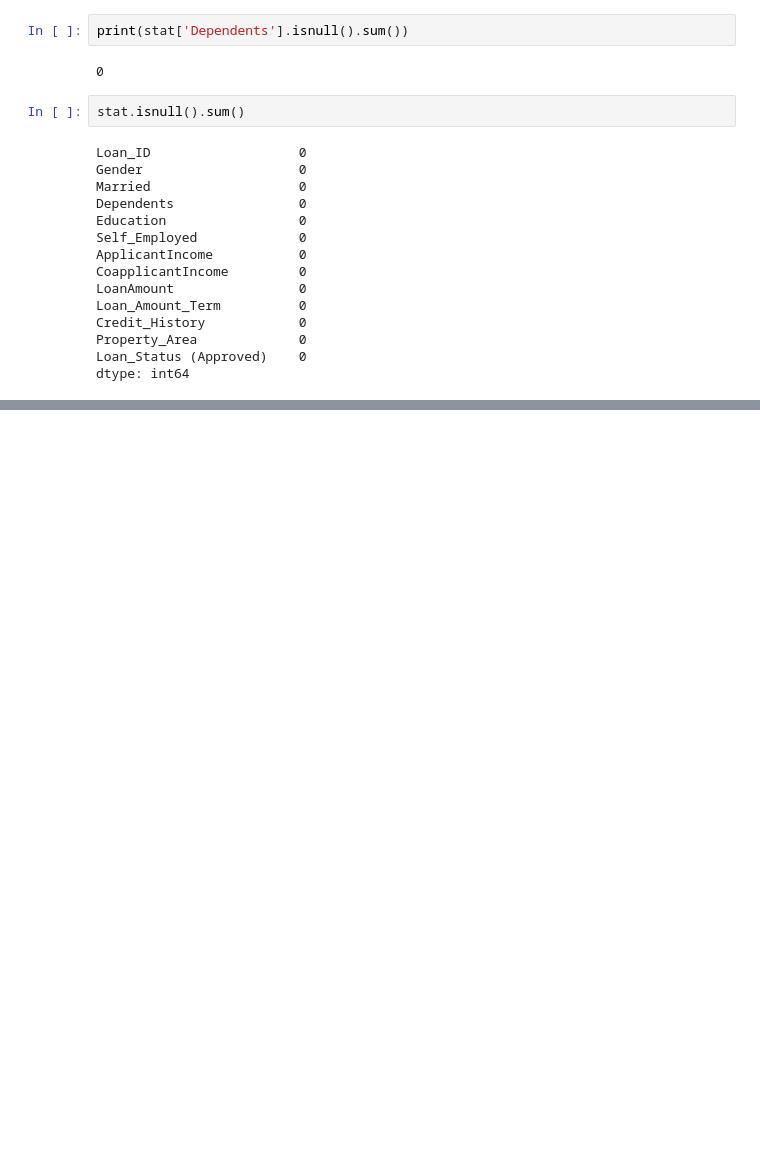
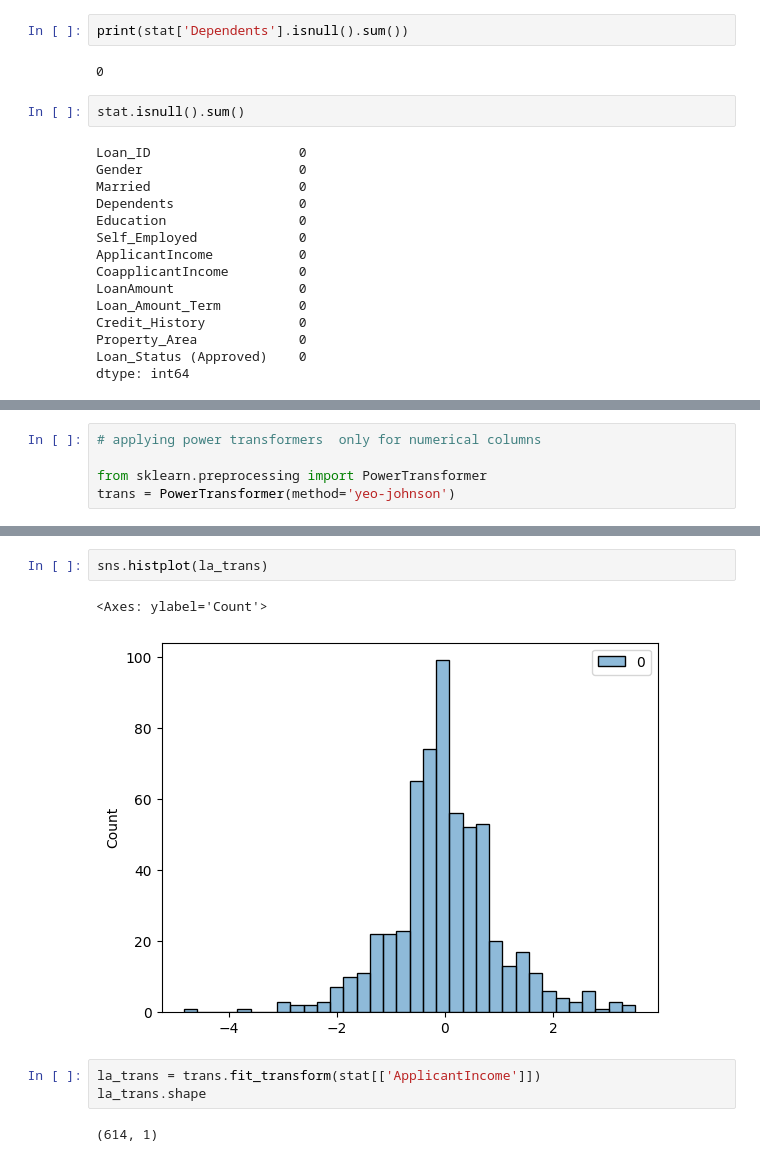
Before and after one commit to leelamadhav07/DataAnalysis-, a Jupyter notebook: statistics.ipynb, the cells around one changed output, grey strips where cells are left out. Drawn from its saved outputs; the diff is of its cells as text; blank space fills up the shorter version.

```diff
--- a/statistics.ipynb
+++ b/statistics.ipynb
@@ -228,0 +481,5 @@ dtype: int64
+# %%
+# applying power transformers  only for numerical columns
+
+from sklearn.preprocessing import PowerTransformer
+trans = PowerTransformer(method='yeo-johnson')
@@ -228,0 +497,10 @@ dtype: int64
+# %%
+sns.histplot(la_trans)
+# %% [output]
+<Axes: ylabel='Count'>
+[figure, added]
+# %%
+la_trans = trans.fit_transform(stat[['ApplicantIncome']])
+la_trans.shape
+# %% [output]
+(614, 1)
```
Also changed, not shown: parts of 35 cells of this notebook, 1 other file.
